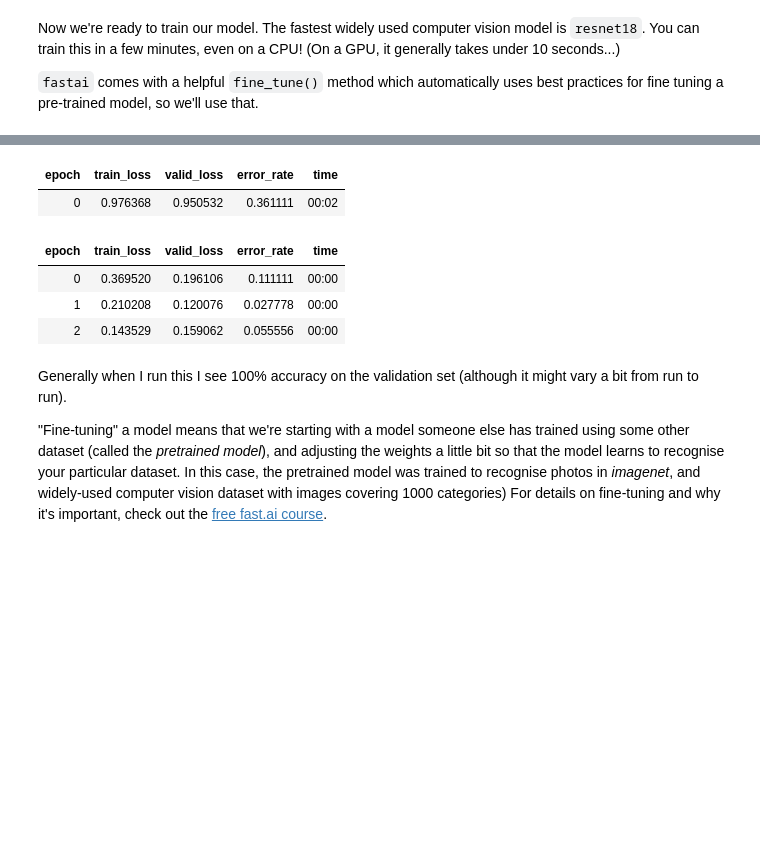
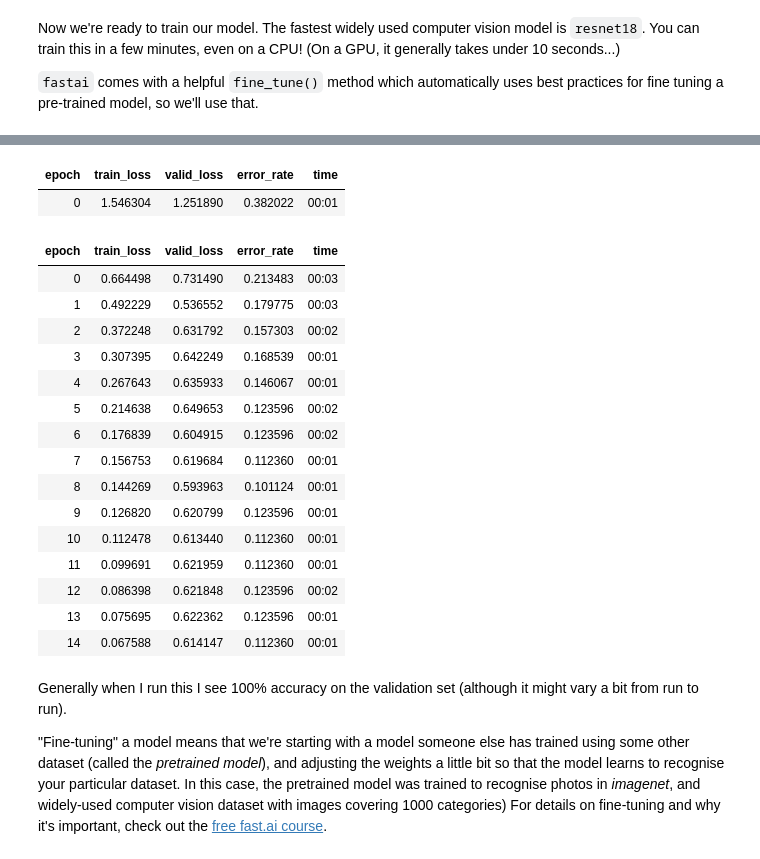
Before and after one commit to weizhanf/ChatGPT, a Jupyter notebook: “Is_it_a_bird?_Creating_a_model_from_your_own_data”的副本.ipynb, the cells around one changed output, grey strips where cells are left out. Saved outputs shown, nothing was run; the diff lists cells and outputs as text; code cells hidden in the pictures; blank space fills up the shorter version.

```diff
--- a/“Is_it_a_bird?_Creating_a_model_from_your_own_data”的副本.ipynb
+++ b/“Is_it_a_bird?_Creating_a_model_from_your_own_data”的副本.ipynb
@@ -69,8 +71,8 @@ Image.open('forest.jpg').to_thumb(256,256)
 # %% [markdown]
 Our searches seem to be giving reasonable results, so let's grab a few examples of each of "bird" and "forest" photos, and save each group of photos to a different folder:
 # %%
-searches = 'forest','bird'
-path = Path('bird_or_not')
+searches = 'musk','trump','musk and trump'
+path = Path('musk_or_not')
 
 for o in searches:
     dest = (path/o)
@@ -130,5 +132,5 @@ Now we're ready to train our model. The fastest widely used computer vision mode
 `fastai` comes with a helpful `fine_tune()` method which automatically uses best practices for fine tuning a pre-trained model, so we'll use that.
 # %%
 learn = vision_learner(dls, resnet18, metrics=error_rate)
-learn.fine_tune(3)
+learn.fine_tune(15)
 # %% [output]
@@ -136,9 +137,21 @@ Downloading: "https://download.pytorch.org/models/resnet18-f37072fd.pth" to /roo
 | epoch | train_loss | valid_loss | error_rate | time |
-| 0 | 0.976368 | 0.950532 | 0.361111 | 00:02 |
+| 0 | 1.546304 | 1.251890 | 0.382022 | 00:01 |
 | epoch | train_loss | valid_loss | error_rate | time |
-| 0 | 0.369520 | 0.196106 | 0.111111 | 00:00 |
-| 1 | 0.210208 | 0.120076 | 0.027778 | 00:00 |
-| 2 | 0.143529 | 0.159062 | 0.055556 | 00:00 |
+| 0 | 0.664498 | 0.731490 | 0.213483 | 00:03 |
+| 1 | 0.492229 | 0.536552 | 0.179775 | 00:03 |
+| 2 | 0.372248 | 0.631792 | 0.157303 | 00:02 |
+| 3 | 0.307395 | 0.642249 | 0.168539 | 00:01 |
+| 4 | 0.267643 | 0.635933 | 0.146067 | 00:01 |
+| 5 | 0.214638 | 0.649653 | 0.123596 | 00:02 |
+| 6 | 0.176839 | 0.604915 | 0.123596 | 00:02 |
+| 7 | 0.156753 | 0.619684 | 0.112360 | 00:01 |
+| 8 | 0.144269 | 0.593963 | 0.101124 | 00:01 |
+| 9 | 0.126820 | 0.620799 | 0.123596 | 00:01 |
+| 10 | 0.112478 | 0.613440 | 0.112360 | 00:01 |
+| 11 | 0.099691 | 0.621959 | 0.112360 | 00:01 |
+| 12 | 0.086398 | 0.621848 | 0.123596 | 00:02 |
+| 13 | 0.075695 | 0.622362 | 0.123596 | 00:01 |
+| 14 | 0.067588 | 0.614147 | 0.112360 | 00:01 |
 # %% [markdown]
 Generally when I run this I see 100% accuracy on the validation set (although it might vary a bit from run to run).
 
```
Also changed, not shown: parts of 9 cells of this notebook.
